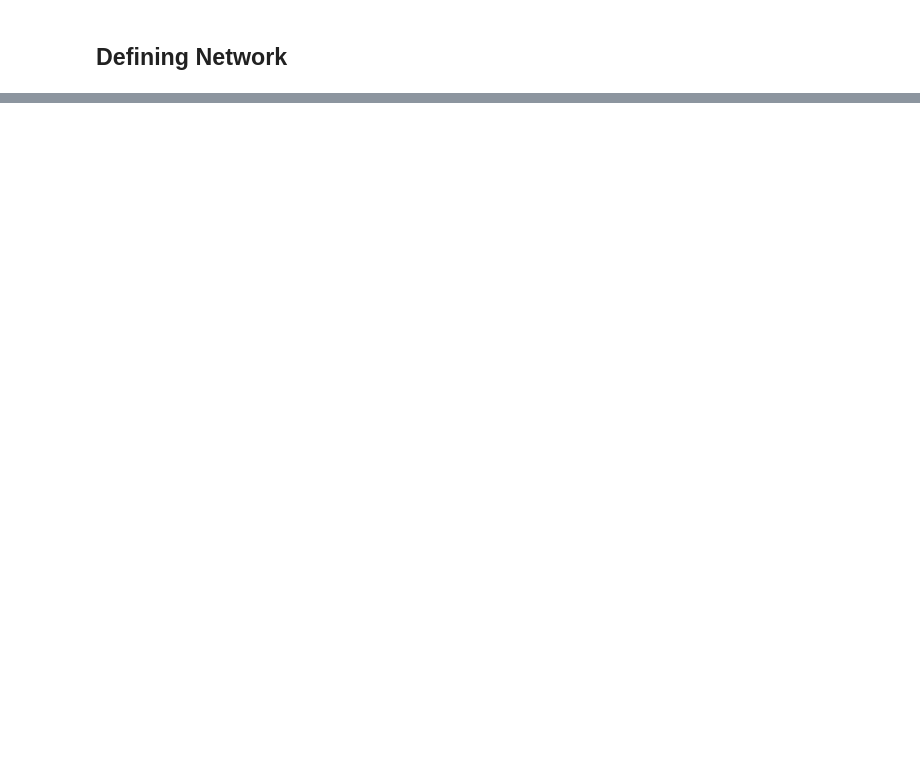
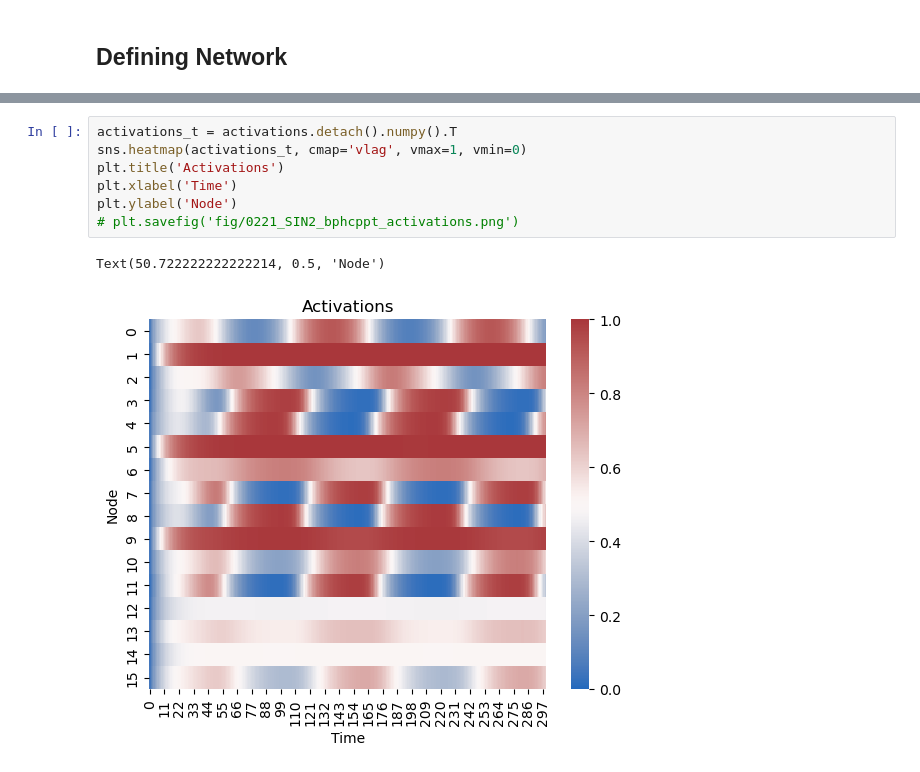
Before and after one commit to BeiGeJin/FBRNN, a Jupyter notebook: RNN/baseline_nogain/analysis/analysis_SIN_wt.ipynb, the cells around one changed output, grey strips where cells are left out. Cells and saved outputs as stored; diff of their text form; blank space fills up the shorter version.

```diff
--- a/RNN/baseline_nogain/analysis/analysis_SIN_wt.ipynb
+++ b/RNN/baseline_nogain/analysis/analysis_SIN_wt.ipynb
@@ -179,0 +153,10 @@ plt.ylim([0,0.5])
+# %%
+activations_t = activations.detach().numpy().T
+sns.heatmap(activations_t, cmap='vlag', vmax=1, vmin=0)
+plt.title('Activations')
+plt.xlabel('Time')
+plt.ylabel('Node')
+# plt.savefig('fig/0221_SIN2_bphcppt_activations.png')
+# %% [output]
+Text(50.722222222222214, 0.5, 'Node')
+[figure, added]
```
Also changed, not shown: parts of 13 cells of this notebook, 6 other files.
